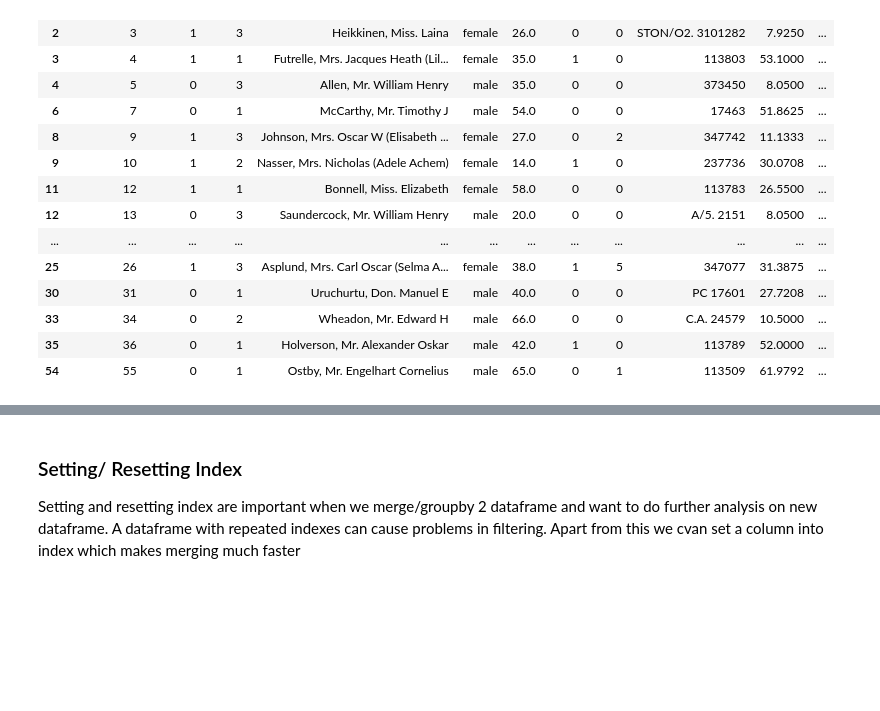
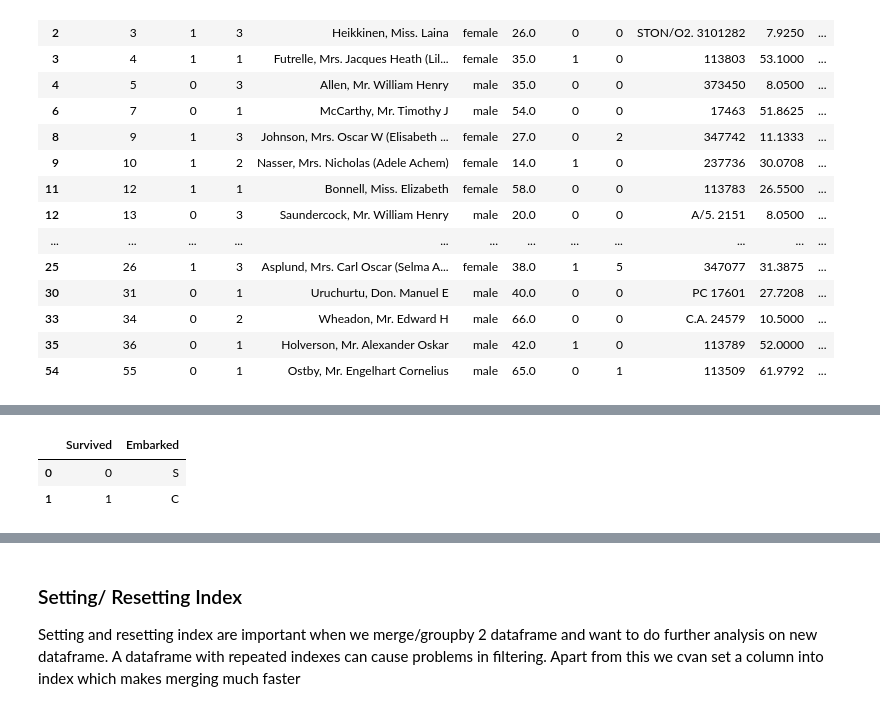
Before and after one commit to groverpr/learn_python_libraries, a Jupyter notebook: pandas/pandas_cheatsheet.ipynb, the cells around one changed output, grey strips where cells are left out. Saved outputs shown, nothing was run; the diff lists cells and outputs as text; code cells hidden in the pictures; blank space fills up the shorter version.

```diff
--- a/pandas/pandas_cheatsheet.ipynb
+++ b/pandas/pandas_cheatsheet.ipynb
@@ -312,0 +333,8 @@ df.query('Age > PassengerId')
+# %%
+# first 2 rows of column names ending with "ed" (think of past tense)
+
+df.filter(like = 'ed', axis=1)[:2]
+# %% [output]
+|  | Survived | Embarked |
+| 0 | 0 | S |
+| 1 | 1 | C |
```
Also changed, not shown: parts of 8 cells of this notebook.
